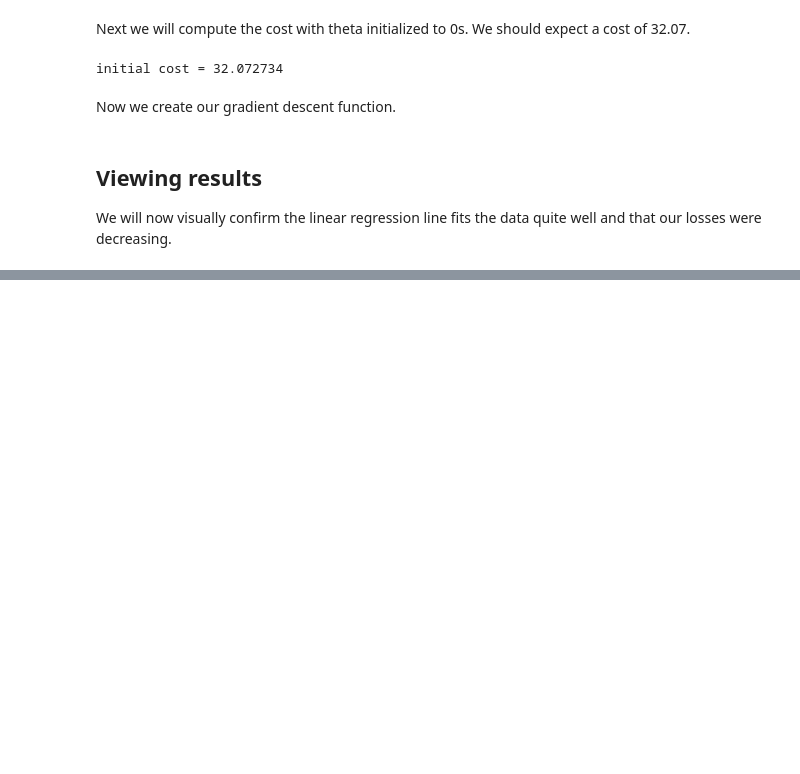
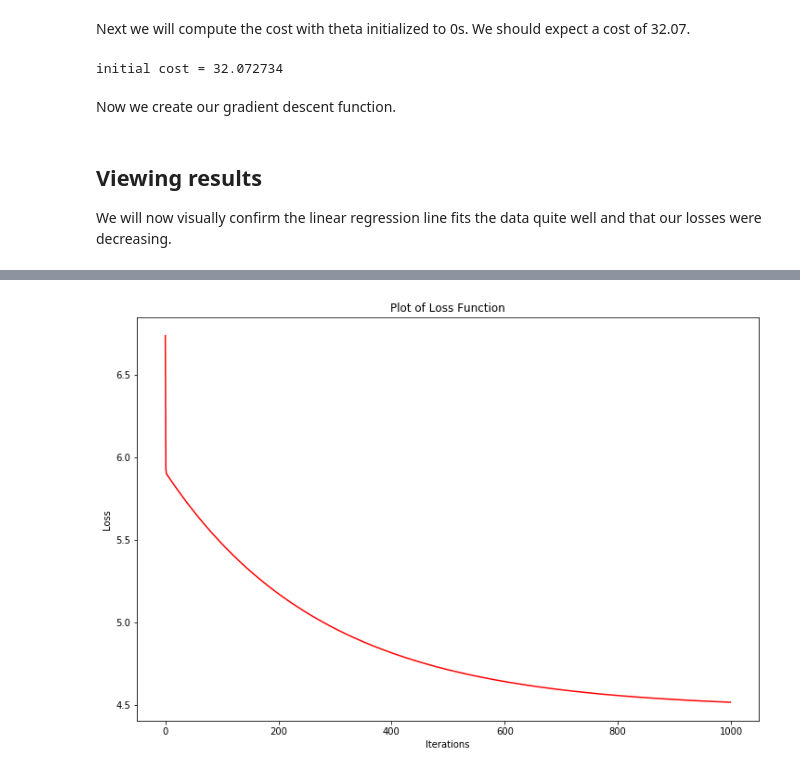
Before and after one commit to radleigh/coursera-juypter, a Jupyter notebook: exercises/ex1/1.ipynb, the cells around one changed output, grey strips where cells are left out. Cells and saved outputs as stored; diff of their text form; code cells hidden in the pictures; blank space fills up the shorter version.

```diff
--- a/exercises/ex1/1.ipynb
+++ b/exercises/ex1/1.ipynb
@@ -102,0 +120,8 @@ We will now visually confirm the linear regression line fits the data quite well
+# %%
+fig, ax = plt.subplots(figsize=(12, 8));
+ax.plot(np.arange(iters), costArray, 'r');
+ax.set_xlabel('Iterations');
+ax.set_ylabel('Loss');
+ax.set_title('Plot of Loss Function');
+# %% [output]
+[figure, added]
```
Also changed, not shown: parts of 2 cells of this notebook.
